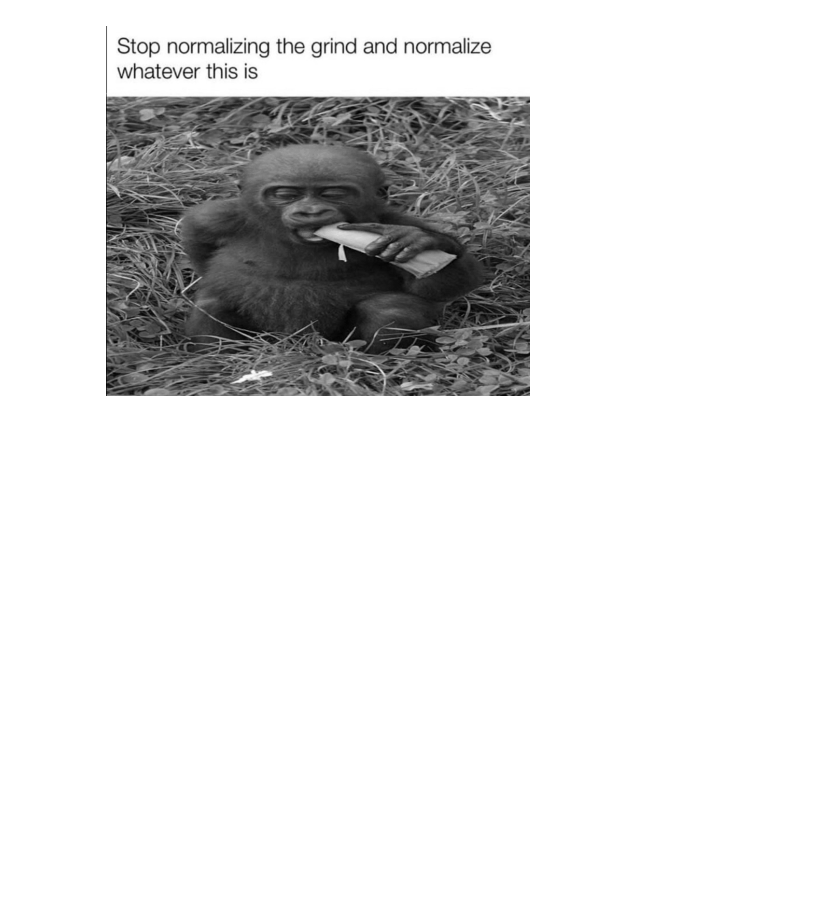
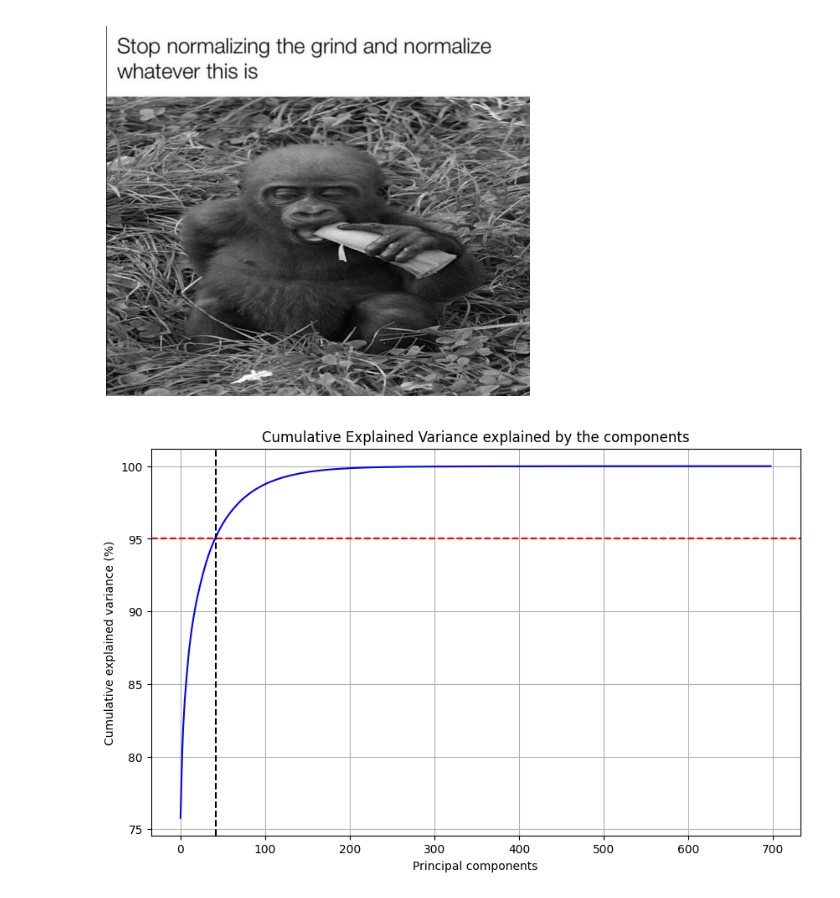
Before and after one commit to slash4r/Applied-Linear-Algebra-KSE, a Jupyter notebook: lab_2_assignment/Solution/Part 1.ipynb, the cells around one changed output. Saved outputs shown, nothing was run; the diff lists cells and outputs as text; code cells hidden in the pictures; blank space fills up the shorter version.

```diff
--- a/lab_2_assignment/Solution/Part 1.ipynb
+++ b/lab_2_assignment/Solution/Part 1.ipynb
@@ -63,0 +57,25 @@ suka blya 69 row
+# %%
+from sklearn.decomposition import PCA
+
+pca = PCA()
+pca.fit(image_bw) # compute the principal components
+
+cumulative_variance = np.cumsum(pca.explained_variance_ratio_) * 100
+print(len(pca.explained_variance_ratio_))
+
+#                    returns the index of the 1st True
+num_components_95 = np.argmax(cumulative_variance >= 95) + 1
+print("Number of components explaining 95% variance:", num_components_95)
+# %%
+plt.figure(figsize=(10, 6))
+plt.plot(cumulative_variance, color = 'b')
+# plt.plot(cumulative_variance, marker='o', linestyle='--', color='b')  # Add dots and dashed line
+plt.axhline(y=95, color='r', linestyle='--')
+plt.axvline(x=num_components_95, color='k', linestyle='--')
+plt.xlabel('Principal components')
+plt.ylabel('Cumulative explained variance (%)')
+plt.title('Cumulative Explained Variance explained by the components')
+plt.grid()
+plt.show()
+# %% [output]
+[figure, added]
```
Also changed, not shown: parts of 3 cells of this notebook, 1 other file.
